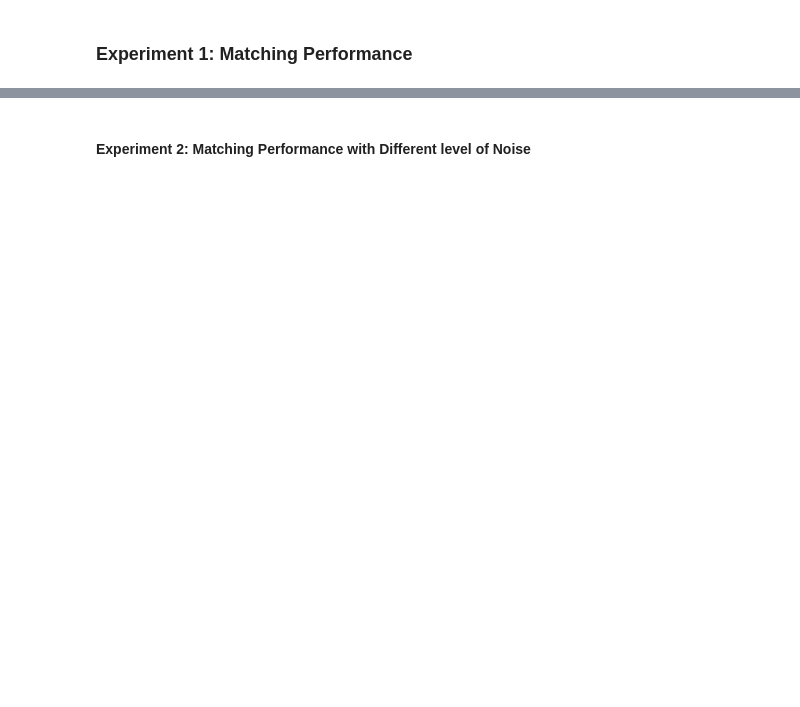
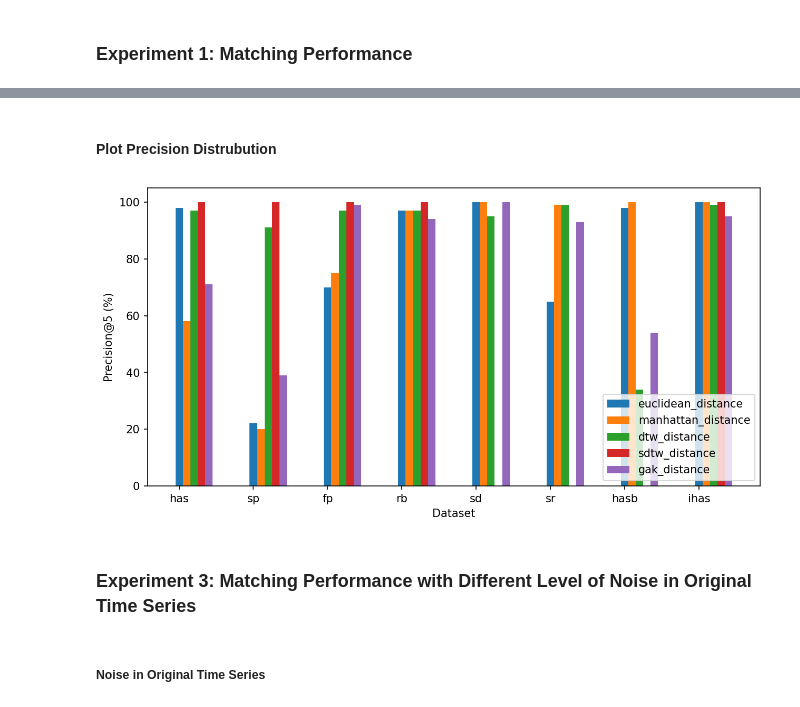
Before and after one commit to SunHaotian14/Qetch_Plus, a Jupyter notebook: Crowd-Study Data/Experiment.ipynb, the cells around one changed output, grey strips where cells are left out. Saved outputs shown, nothing was run; the diff lists cells and outputs as text; code cells hidden in the pictures; blank space fills up the shorter version.

```diff
--- a/Crowd-Study Data/Experiment.ipynb
+++ b/Crowd-Study Data/Experiment.ipynb
@@ -249,0 +448,23 @@ display(df)
+# %%
+measures = [euclidean_distance, manhattan_distance, dtw_distance, sdtw_distance, gak_distance]
+# measures = [euclidean_distance]
+d = {'Method':[], 'Precision@1':[],  'Precision@3':[], 'Precision@5':[]}
+d1 = {'Method':[], 'has':[], 'sp':[], 'fp':[], 'rb':[], 'sd':[], 'sr':[], 'hasb':[], 'ihas':[]}
+for measure in measures:
+    print(f"Measure: {measure.__name__}")
+    d['Method'].append(measure.__name__)
+    results = pointwise_distances(ori_data_X, ori_data_y, sketch_X, measure, check_precisons = True)
+    df0 = precision_results(results)
+    d['Precision@1'].append(df0.iloc[:,1].mean())
+    d['Precision@3'].append(df0.iloc[:,2].mean())
+    d['Precision@5'].append(df0.iloc[:,3].mean())
+    d1['Method'].append(measure.__name__)
+    for dataset in datasets:
+        d1[dataset].append(df0[df0['Dataset'] == dataset].iloc[:,3].values[0])
+    print('--------------------------------------------------------')
+df = pd.DataFrame(d)
+df1 = pd.DataFrame(d1)
+display(df)
+display(df1)
+experiment_name = 'exp2'
+np.save('./experiment_results/' + experiment_name + '.npy', results)
@@ -250,2 +539,20 @@ display(df)
+# %% [markdown]
+#### Plot Precision Distrubution
+# %%
+plt.figure()
+measures_names = [m.__name__ for m in measures]
+x = np.arange(len(datasets))
+width = 0.1
+for i, plot_data in enumerate(df1.to_numpy()):
+    plt.bar(x + 0.1 * i, plot_data[1:], width, label = plot_data[0])
+plt.xticks(x, datasets)
+plt.legend(bbox_to_anchor=(1,0), loc='lower right')
+plt.xlabel('Dataset')
+plt.ylabel('Precision@5 (%)')
+plt.show()
+# %% [output]
+[figure, added]
 # %% [markdown]
-#### Experiment 2: Matching Performance with Different level of Noise
+### Experiment 3: Matching Performance with Different Level of Noise in Original Time Series
+# %% [markdown]
+##### Noise in Original Time Series
```
Also changed, not shown: parts of 24 cells of this notebook, 4 other files.
